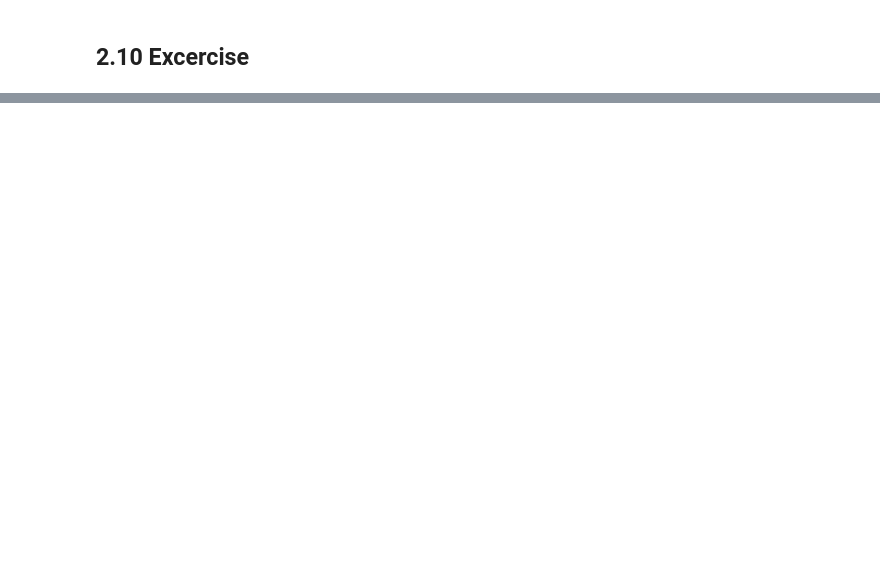
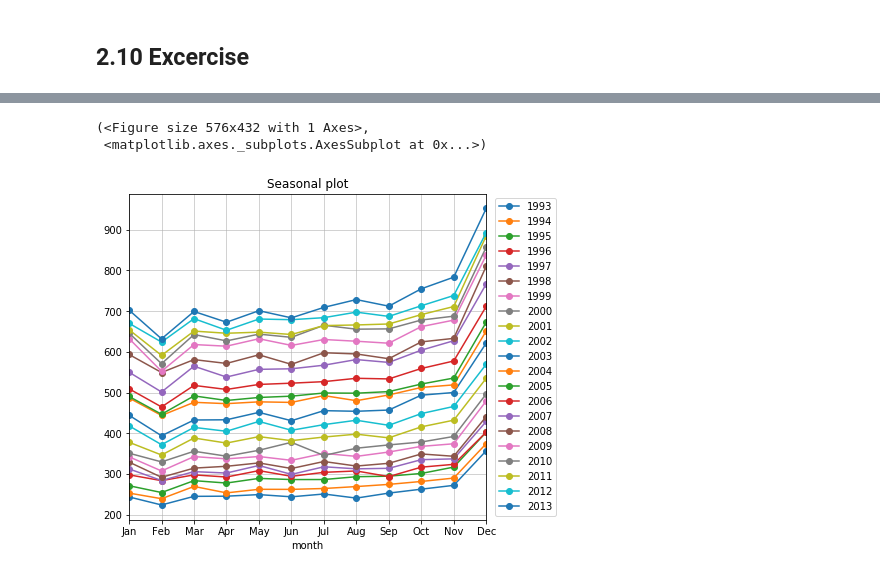
Before and after one commit to PundirShivam/Forecasting_Principles_and_Practice, a Jupyter notebook: 2_Time_series_graphics.ipynb, the cells around one changed output, grey strips where cells are left out. Saved outputs shown, nothing was run; the diff lists cells and outputs as text; code cells hidden in the pictures; blank space fills up the shorter version.

```diff
--- a/2_Time_series_graphics.ipynb
+++ b/2_Time_series_graphics.ipynb
@@ -190,0 +178,12 @@ ax = lag_plot(df.values,5)
+# %%
+# loadfing the data
+retail = pd.read_excel('./data/retail.xlsx',skiprows=[0],index_col='Series ID')
+retail.index = pd.to_datetime(xx.index)
+retail['mean'] = retail.mean(1)
+# %%
+# seasonal plot
+cplot.seasonal(retail.loc["1993-1-1":],'mean')
+# %% [output]
+(<Figure size 576x432 with 1 Axes>,
+ <matplotlib.axes._subplots.AxesSubplot at 0x...>)
+[figure, added]
```
Also changed, not shown: parts of 26 cells of this notebook, 2 other files.
